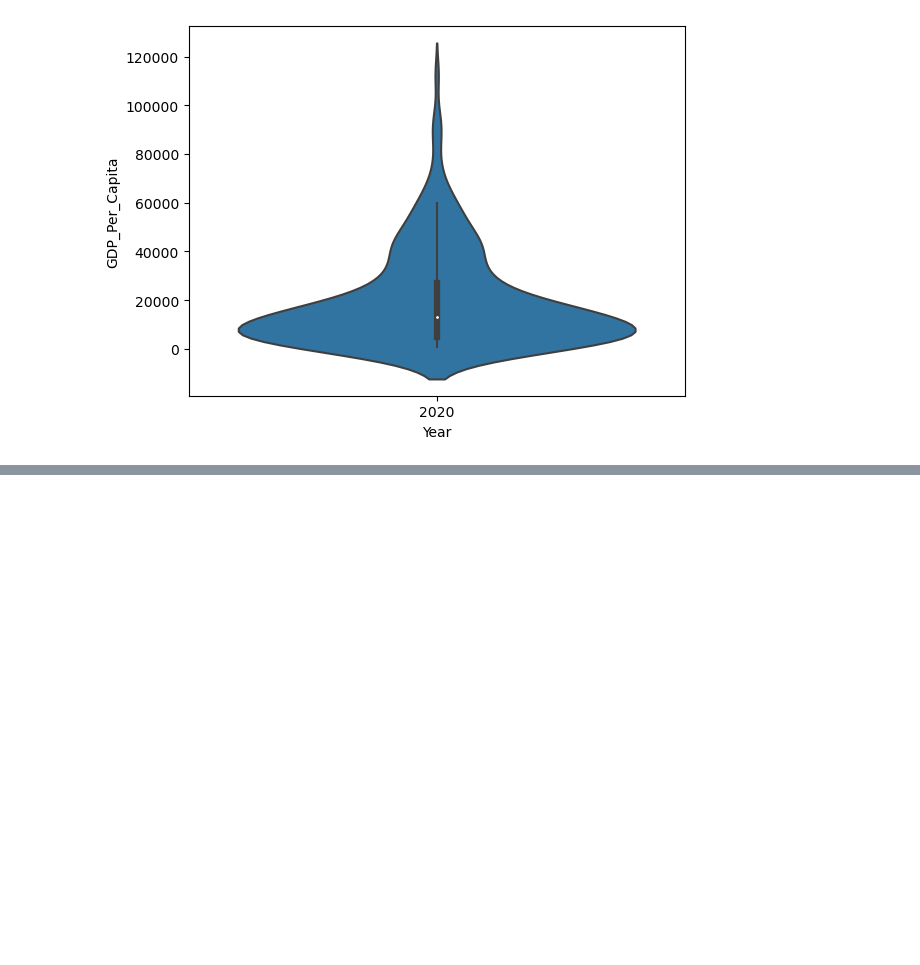
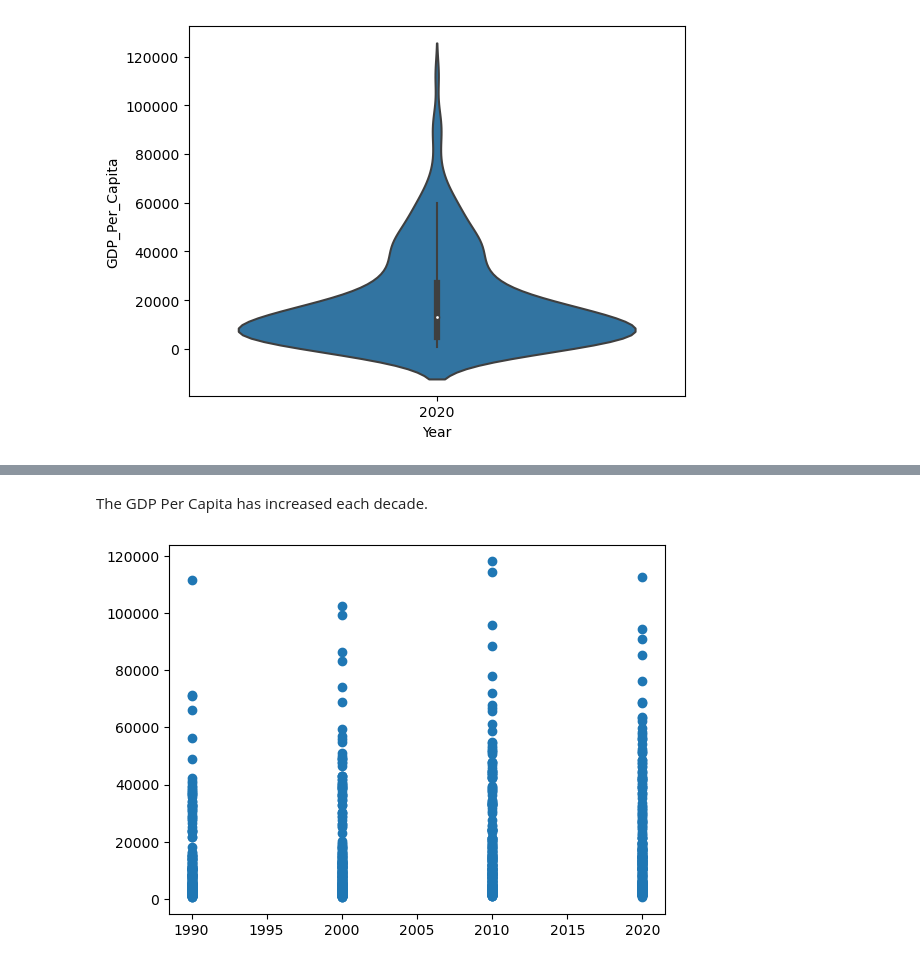
Before and after one commit to NSS-Data-Analytics-Cohort-8/gdp-and-internet-usage-wesiswes629, a Jupyter notebook: notebooks/un_gdp.ipynb, the cells around one changed output, grey strips where cells are left out. Saved outputs shown, nothing was run; the diff lists cells and outputs as text; code cells hidden in the pictures; blank space fills up the shorter version.

```diff
--- a/notebooks/un_gdp.ipynb
+++ b/notebooks/un_gdp.ipynb
@@ -139,0 +142,7 @@ sns.barplot(x="Year",y="GDP_Per_Capita", data=gdp_decades)
+# %% [markdown]
+The GDP Per Capita has increased each decade.
+# %%
+plt.scatter(x="Year",y="GDP_Per_Capita", data=gdp_decades)
+plt.show()
+# %% [output]
+[figure, added]
```
Also changed, not shown: parts of 18 cells of this notebook.
